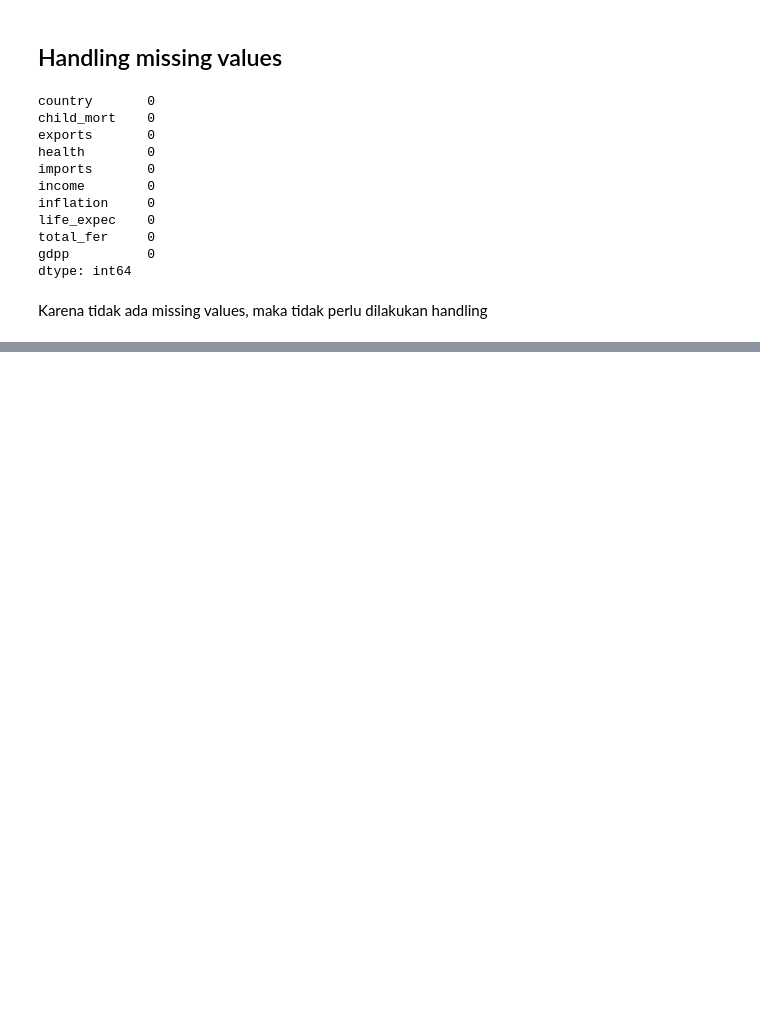
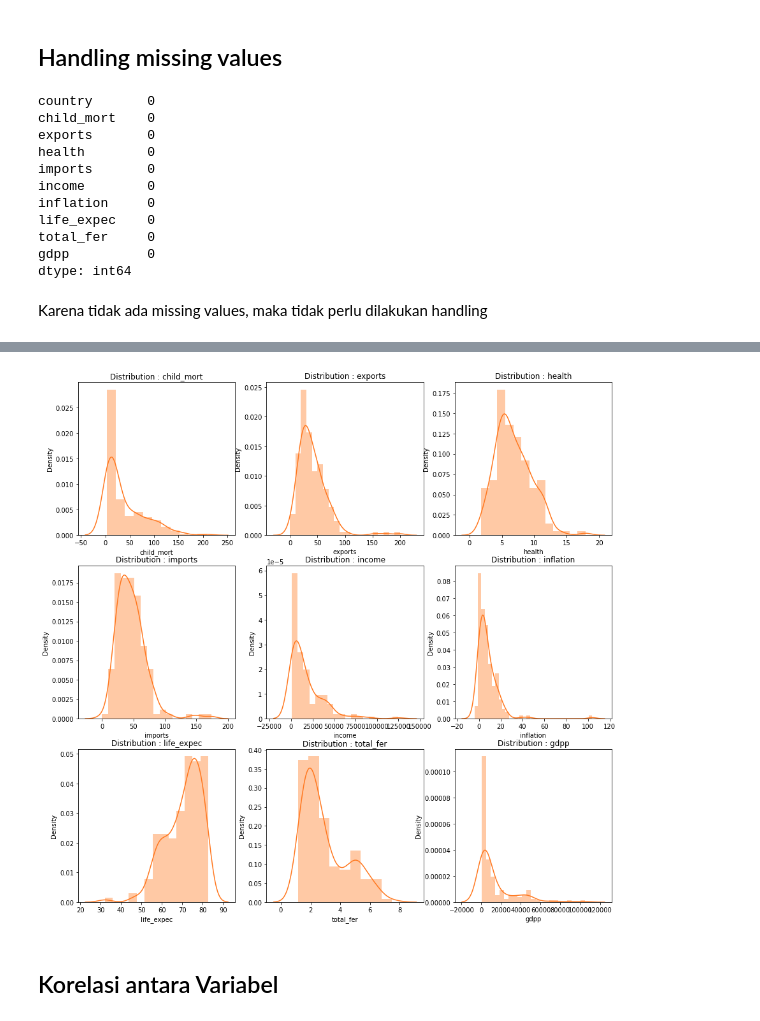
Before and after one commit to khalilullahalfaath/case_based_2_ML, a Jupyter notebook: Case_Based_2_ML_1301204376.ipynb, the cells around one changed output, grey strips where cells are left out. Cells and saved outputs as stored; diff of their text form; code cells hidden in the pictures; blank space fills up the shorter version.

```diff
--- a/Case_Based_2_ML_1301204376.ipynb
+++ b/Case_Based_2_ML_1301204376.ipynb
@@ -115,3 +128,8 @@ df.describe()
 | max | 208.000000 | 200.000000 | 17.900000 | 174.000000 | 125000.000000 | 104.000000 | 82.800000 | 7.490000 | 105000.000000 |
 # %% [markdown]
 # Preprocessing
+# %%
+col_num = list(df.columns)
+print(col_num)
+col_num.pop(0)
+print(col_num)
@@ -135,0 +192,17 @@ Karena tidak ada missing values, maka tidak perlu dilakukan handling
+# %%
+def hitungOutliers(df):
+    q1 = df.quantile(0.25)
+    q3 = df.quantile(0.75)
+    IQR = q3 - q1
+    outliers = df[((df<(q1-1.5*IQR)) | (df>(q3+1.5*IQR)))]
+    return outliers
+
+for i in col_num:
+  outliers = hitungOutliers(df[i])
+  percentage = len(outliers)/len(df[i])*100
+  print(i)
+  print("number of outliers: " + str(len(outliers)))
+  print("max outlier value: " + str(outliers.max()))
+  print("min outlier value: " + str(outliers.min()))
+  print("Outliers percentage: "+ str(float(f'{percentage:.2f}'))+"%")
+  print()
@@ -135,0 +252,13 @@ Karena tidak ada missing values, maka tidak perlu dilakukan handling
+# %%
+colors = ['#FF781F','#2D2926']
+fig, ax = plt.subplots(nrows = 3,ncols = 3,figsize = (15,15))
+for i in range(len(col_num)):
+    plt.subplot(3,3,i+1)
+    sns.distplot(df[col_num[i]],color = colors[0])
+    title = 'Distribution : ' + col_num[i]
+    plt.title(title)
+plt.show()
+# %% [output]
+[figure, added]
+# %% [markdown]
+## Korelasi antara Variabel
```
Also changed, not shown: parts of 101 cells of this notebook.
